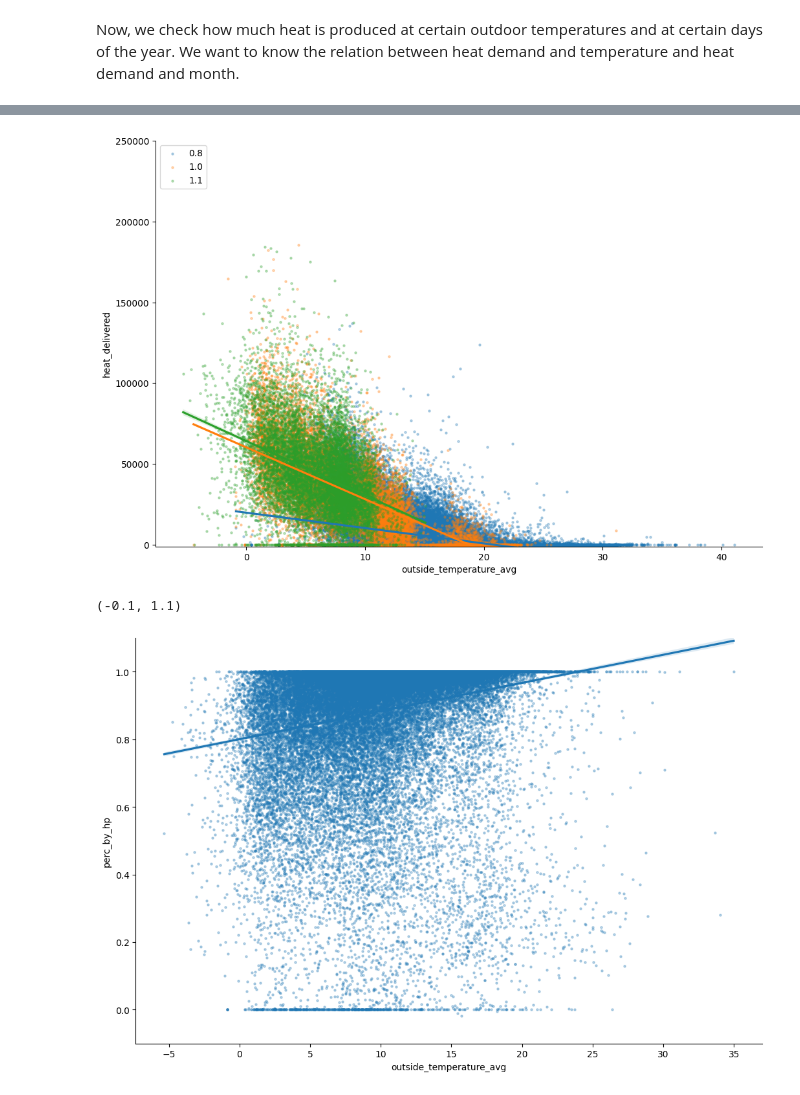
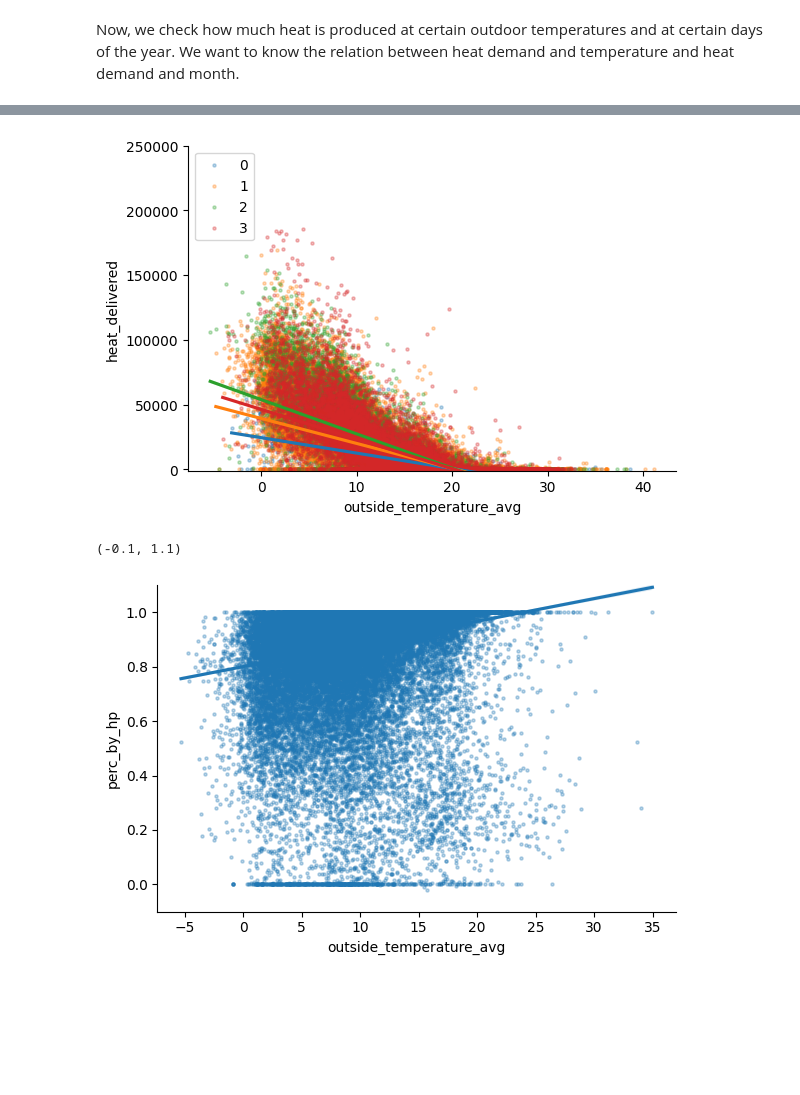
Before and after one commit to season0112/quatt_data_analysis, a Jupyter notebook: guaranteed-savings/Explorative_temperature_extrapolation.ipynb, the cells around one changed output, grey strips where cells are left out. Drawn from its saved outputs; the diff is of its cells as text; code cells hidden in the pictures; blank space fills up the shorter version.

Commit message:
update explorative savings notebook

```diff
--- a/guaranteed-savings/Explorative_temperature_extrapolation.ipynb
+++ b/guaranteed-savings/Explorative_temperature_extrapolation.ipynb
@@ -61,3 +71,11 @@ else:
     finally:
         cursor.close()
         connection.close()
+# %%
+# load expected savings data:
+df_savings = pd.read_csv('./data/EnergyConsumption_test_data2.csv')
+df_cic_prod = pd.read_csv('./data/prod_cic.csv')
+
+# merge df_savings with df_cic
+df_savings = pd.merge(df_savings, df_cic_prod, left_on='orderNr', right_on='orderNumber', how='left')
+df_cic = pd.merge(df_cic, df_savings, left_on='cic_id', right_on='id_y', how='left')
@@ -194,16 +251,19 @@ Index(['cic_id', 'created_at', 'updated_at', 'date', 'hp1_energy_consumed',
+# %%
+df_cic['date'] = pd.to_datetime(df_cic['date'], format='%Y-%m-%d')
 # %%
 # add heat demand and month to dataframe
 df_cic['heat_delivered'] = df_cic[['hp1_heat_generated', 'hp2_heat_generated', 'boiler_heat_generated']].sum(axis=1).astype(float)
 df_cic['month'] = df_cic['date'].dt.month
 df_cic['dd_month'] = df_cic['month'].apply(lambda x: 0.8 if x in [4, 5, 6, 7, 8, 9] else (1 if x in [3, 10] else 1.1))
-df_cic['outside_temperature_avg'] = df_cic['Temperature Outside (Avg)'].astype(float)
+df_cic['aardgas_verbruik_cat'] = df_cic['aardgas_verbruik'].apply(lambda x: 0 if x < 1000 else (1 if x < 2000 else (2 if x < 3000 else 3)))
+df_cic['outside_temperature_avg'] = df_cic['outside_temperature_avg'].astype(float)
 
 # scatter plot of heat demand per temperature including linear regression
 sns.lmplot(x='outside_temperature_avg', y='heat_delivered', data=df_cic,
-           hue='dd_month', height=7, aspect=1.5, legend=False,
+           hue='aardgas_verbruik_cat', height=4, aspect=1.5, legend=False,
            scatter_kws={"s": 5, "alpha": 0.3})
 plt.legend(loc='upper left')
 plt.ylim([-1000, 250000])
 plt.show()
 # %% [output]
-[figure, old version]
+[figure, new version]
@@ -214,11 +276,11 @@ df_cic['COP'] = (df_cic[['hp1_heat_generated', 'hp2_heat_generated']].sum(axis=1
 # %%
 # scatter plot of perc_by_hp per temperature
 sns.lmplot(x='outside_temperature_avg', y='perc_by_hp',
-           data=df_cic[df_cic['heat_delivered']>1000], height=7, aspect=1.5, legend=False,
+           data=df_cic[df_cic['heat_delivered']>1000], height=4, aspect=1.5, legend=False,
            scatter_kws={"s": 5, "alpha": 0.3})
 plt.ylim([-0.1, 1.1])
 # %% [output]
 (-0.1, 1.1)
-[figure, old version]
+[figure, new version]
 # %%
 # scatter plot of COP per temperature
```
Also changed, not shown: parts of 23 cells of this notebook.
